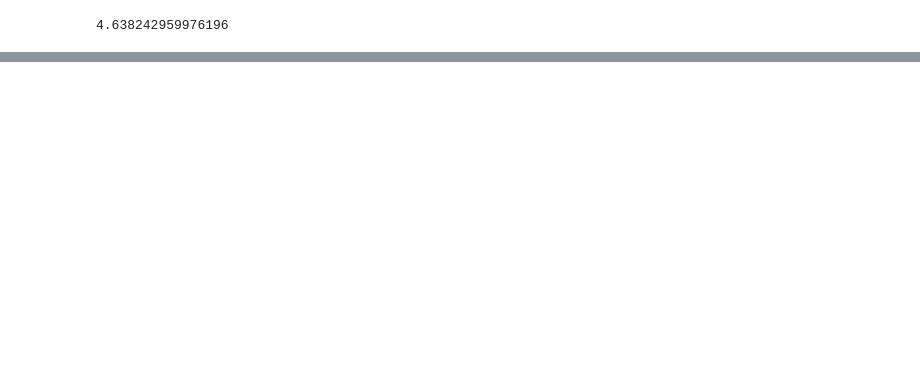
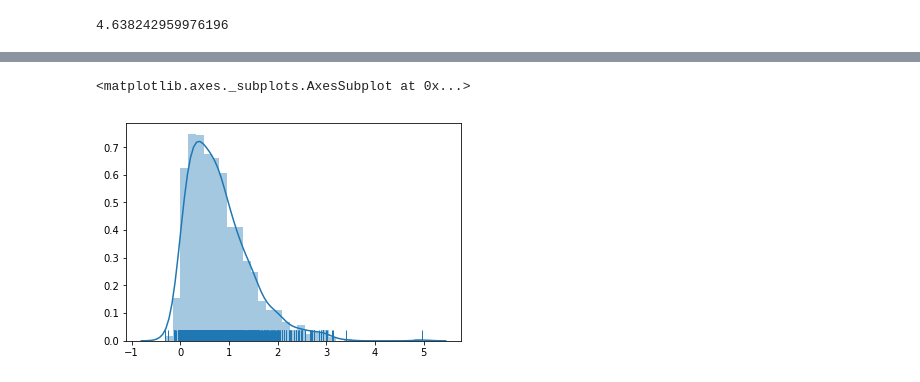
Before and after one commit to xiaohai12/sea-forest, a Jupyter notebook: class6.ipynb, the cells around one changed output, grey strips where cells are left out. Saved outputs shown, nothing was run; the diff lists cells and outputs as text; code cells hidden in the pictures; blank space fills up the shorter version.

```diff
--- a/class6.ipynb
+++ b/class6.ipynb
@@ -63,0 +92,19 @@ dask.delayed??
+# %%
+P_list = []
+for i in range(1000):
+    ex = np.random.standard_normal(4)
+    n = np.random.standard_normal(4)
+    ey = np.random.standard_normal(4)
+    p = 0.8
+    x = math.sqrt(1-p)*ex + math.sqrt(p)*n
+    y = math.sqrt(1-p)*ey + math.sqrt(p)*n
+    P = sum(x*y.T)/len(x)
+    P_list.append(P)
+mu = sum(x*y)/len(x)
+sigma = (1-0.8**2)**2/len(x)
+s = np.random.normal(mu, sigma, 1000)
+# %%
+sns.distplot(P_list, rug=True)
+# %% [output]
+<matplotlib.axes._subplots.AxesSubplot at 0x...>
+[figure, added]
```
Also changed, not shown: parts of 18 cells of this notebook.
